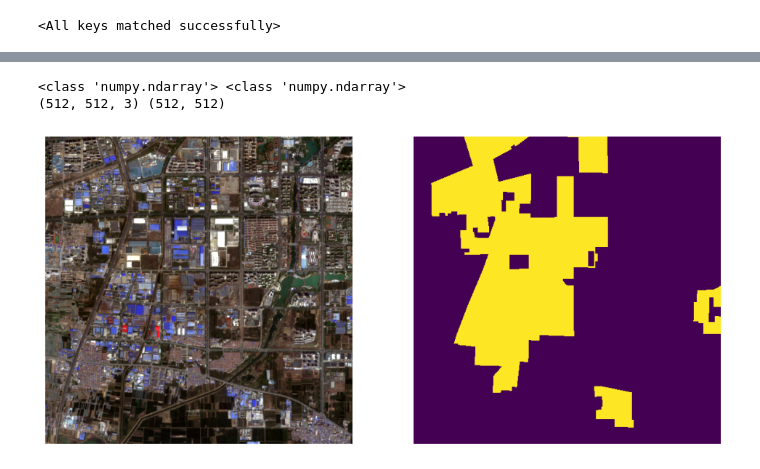
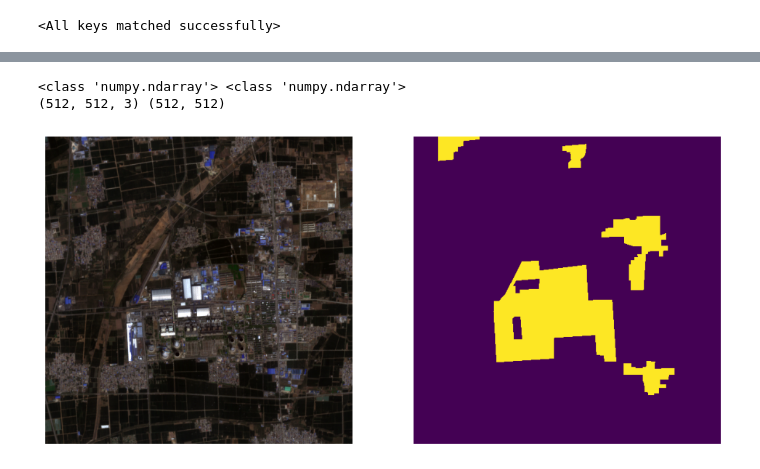
Before and after one commit to grenademeister/300, a Jupyter notebook: p3/Mask2Former+Unet.ipynb, the cells around one changed output, grey strips where cells are left out. Cells and saved outputs as stored; diff of their text form; code cells hidden in the pictures.

```diff
--- a/p3/Mask2Former+Unet.ipynb
+++ b/p3/Mask2Former+Unet.ipynb
@@ -105,19 +44,32 @@ print(f"Blue: {b_min:.3f}, {b_max:.3f}")
 # %%
-r_min = 1121.969
-r_max = 4942.150
-g_min = 1207.664
-g_max = 4702.109
-b_min = 1053.633
-b_max = 4507.207
+# r_min = 1121.969
+# r_max = 4942.150
+# g_min = 1207.664
+# g_max = 4702.109
+# b_min = 1053.633
+# b_max = 4507.207
 
-# r_min = 1045.748
-# r_max = 6740.959
-# g_min = 1102.797
-# g_max = 6511.914
-# b_min = 959.977
-# b_max = 6216.434
+r_min = 1045.748
+r_max = 6740.959
+g_min = 1102.797
+g_max = 6511.914
+b_min = 959.977
+b_max = 6216.434
+
+mean_r = 0.186763
+mean_g = 0.174535
+mean_b = 0.164897
+std_r  = 0.120966
+std_g  = 0.103745
+std_b  = 0.107954
 # %%
-processor = AutoImageProcessor.from_pretrained("facebook/mask2former-swin-large-cityscapes-semantic")
+processor = AutoImageProcessor.from_pretrained(
+    "facebook/mask2former-swin-large-cityscapes-semantic",
+    do_rescale = False,
+    do_normalize = True,
+    image_mean = [mean_r, mean_g, mean_b],
+    image_std = [std_r, std_g, std_b]
+)
 id2label = {0: "background", 1: "target"}
 label2id = {v: k for k, v in id2label.items()}
 config = Mask2FormerConfig.from_pretrained(
@@ -729,29 +651,29 @@ AssertionError: can only test a child process
 # %%
-file_name = '/root/workspace/train/TS_SN10_SN10/SN10_CHN_00003_230409.tif'
-label_name = '/root/workspace/train/TL_SN10/SN10_CHN_00003_230409.tif'
+file_name = '/root/workspace/train/TS_SN10_SN10/SN10_CHN_00013_230409.tif'
+label_name = '/root/workspace/train/TL_SN10/SN10_CHN_00013_230409.tif'
 with rasterio.open(file_name) as src:
     red = src.read(1)
     green = src.read(2)
     blue = src.read(3)
     red   = (red   - r_min) / (r_max   - r_min)
     green = (green - g_min) / (g_max - g_min)
     blue  = (blue  - b_min) / (b_max  - b_min)
     img = np.dstack((red, green, blue))
     img = img.clip(0, 1)
 with rasterio.open(label_name) as src:
     label = src.read(1)
     label = (label==10).astype(np.int64)
 # img, label = augmentation(img, label)
 inputs = processor(images=img, return_tensors="pt", do_rescale=False)
 fig, ax = plt.subplots(1, 2, figsize=(12,6))
 
 ax[0].axis('off')
 ax[1].axis('off')
 ax[0].imshow(img)
 ax[1].imshow(label)
 print(type(img), type(label))
 print(img.shape, label.shape)
 # %% [output]
 <class 'numpy.ndarray'> <class 'numpy.ndarray'>
 (512, 512, 3) (512, 512)
-[figure, old version]
+[figure, new version]
```
Also changed, not shown: parts of 10 cells of this notebook, 2 other files.
